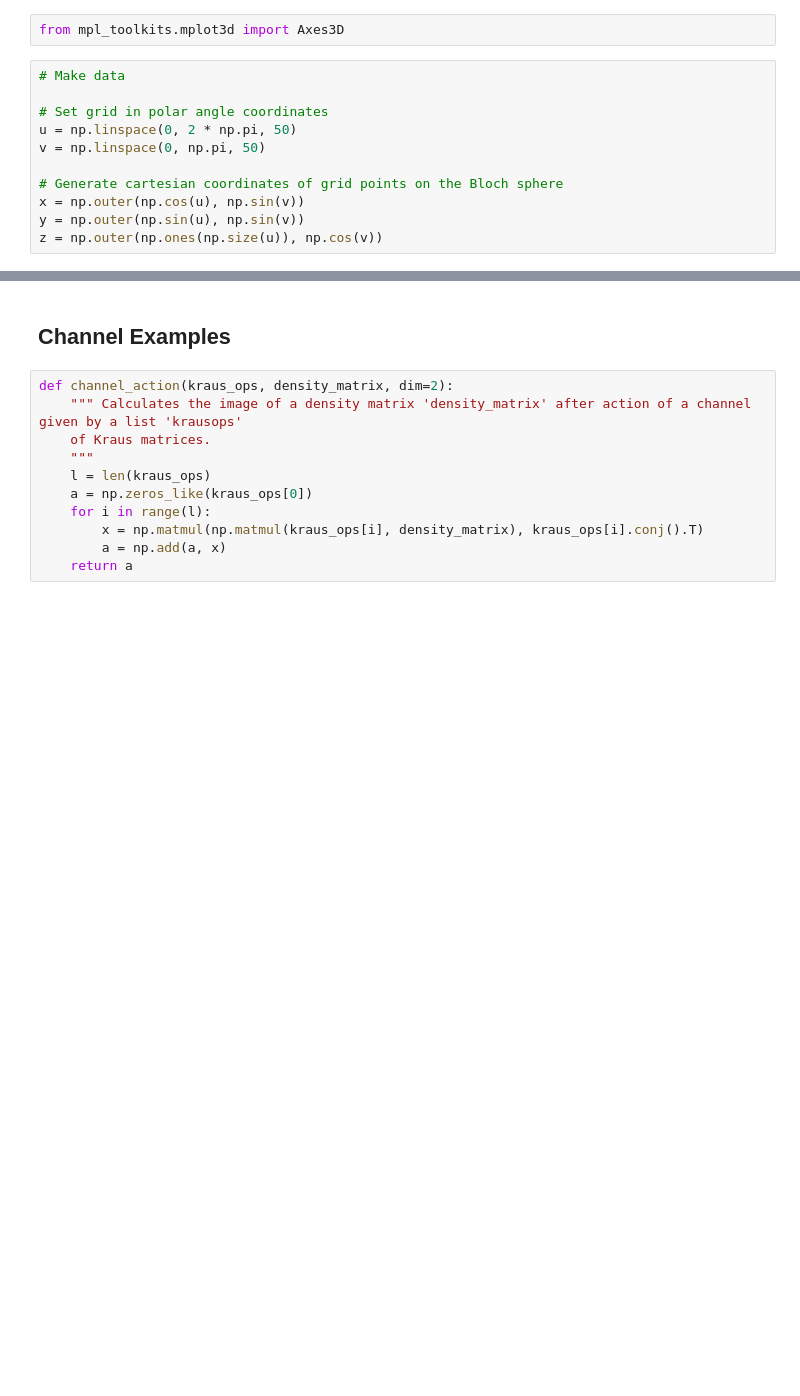
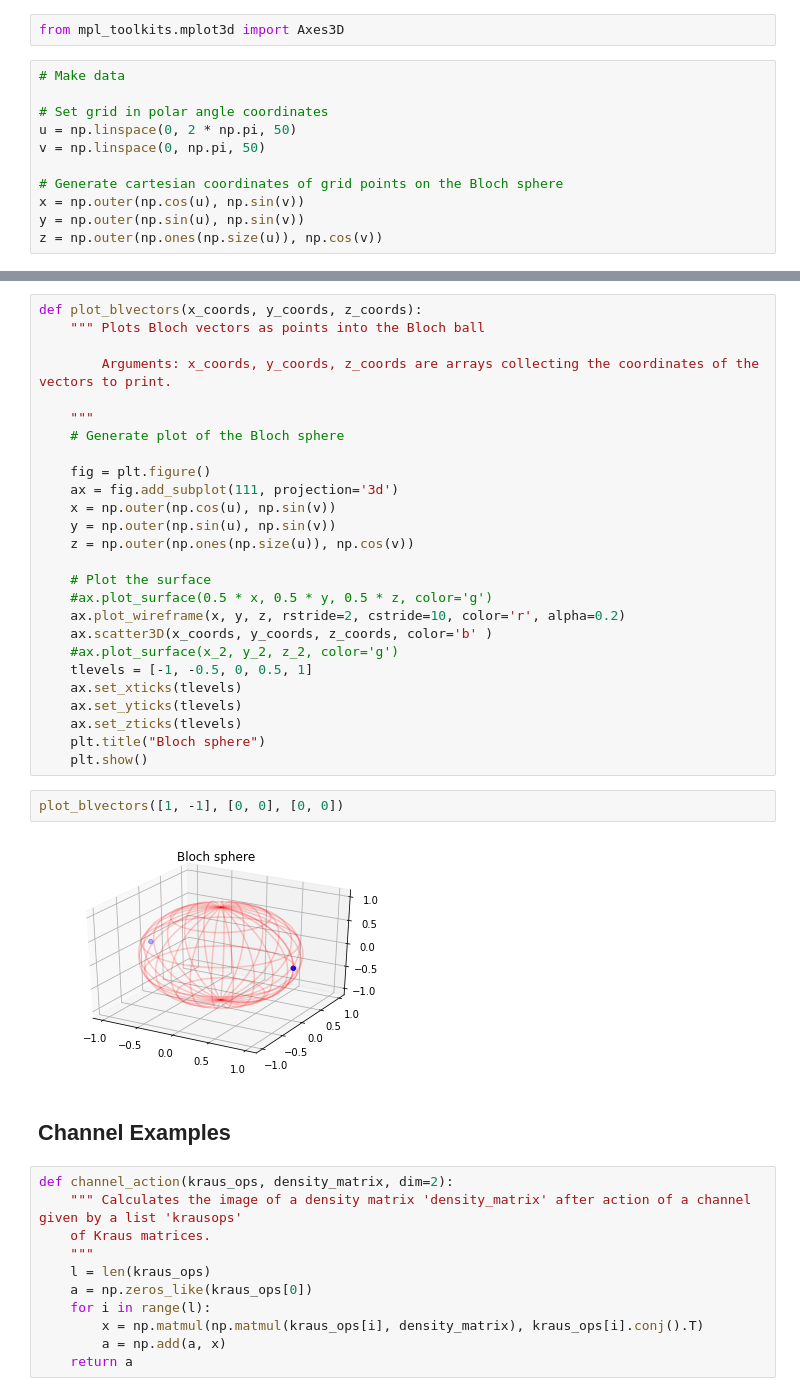
Before and after one commit to giisbert/quantuminformation19, a Jupyter notebook: Untitled.ipynb, the cells around one changed output, grey strips where cells are left out. Saved outputs shown, nothing was run; the diff lists cells and outputs as text; blank space fills up the shorter version.

```diff
--- a/Untitled.ipynb
+++ b/Untitled.ipynb
@@ -78,6 +75,36 @@ plt.title("Bloch Image")
 plt.show()
 # %% [output]
 [figure]
+# %%
+def plot_blvectors(x_coords, y_coords, z_coords):
+    """ Plots Bloch vectors as points into the Bloch ball
+
+        Arguments: x_coords, y_coords, z_coords are arrays collecting the coordinates of the vectors to print.
+
+    """
+    # Generate plot of the Bloch sphere
+
+    fig = plt.figure()
+    ax = fig.add_subplot(111, projection='3d')
+    x = np.outer(np.cos(u), np.sin(v))
+    y = np.outer(np.sin(u), np.sin(v))
+    z = np.outer(np.ones(np.size(u)), np.cos(v))
+
+    # Plot the surface
+    #ax.plot_surface(0.5 * x, 0.5 * y, 0.5 * z, color='g')
+    ax.plot_wireframe(x, y, z, rstride=2, cstride=10, color='r', alpha=0.2)
+    ax.scatter3D(x_coords, y_coords, z_coords, color='b' )
+    #ax.plot_surface(x_2, y_2, z_2, color='g')
+    tlevels = [-1, -0.5, 0, 0.5, 1]
+    ax.set_xticks(tlevels)
+    ax.set_yticks(tlevels)
+    ax.set_zticks(tlevels)
+    plt.title("Bloch sphere")
+    plt.show()
+# %%
+plot_blvectors([1, -1], [0, 0], [0, 0])
+# %% [output]
+[figure, added]
 # %% [markdown]
 ## Channel Examples
 # %%
```
Also changed, not shown: parts of 19 cells of this notebook.
